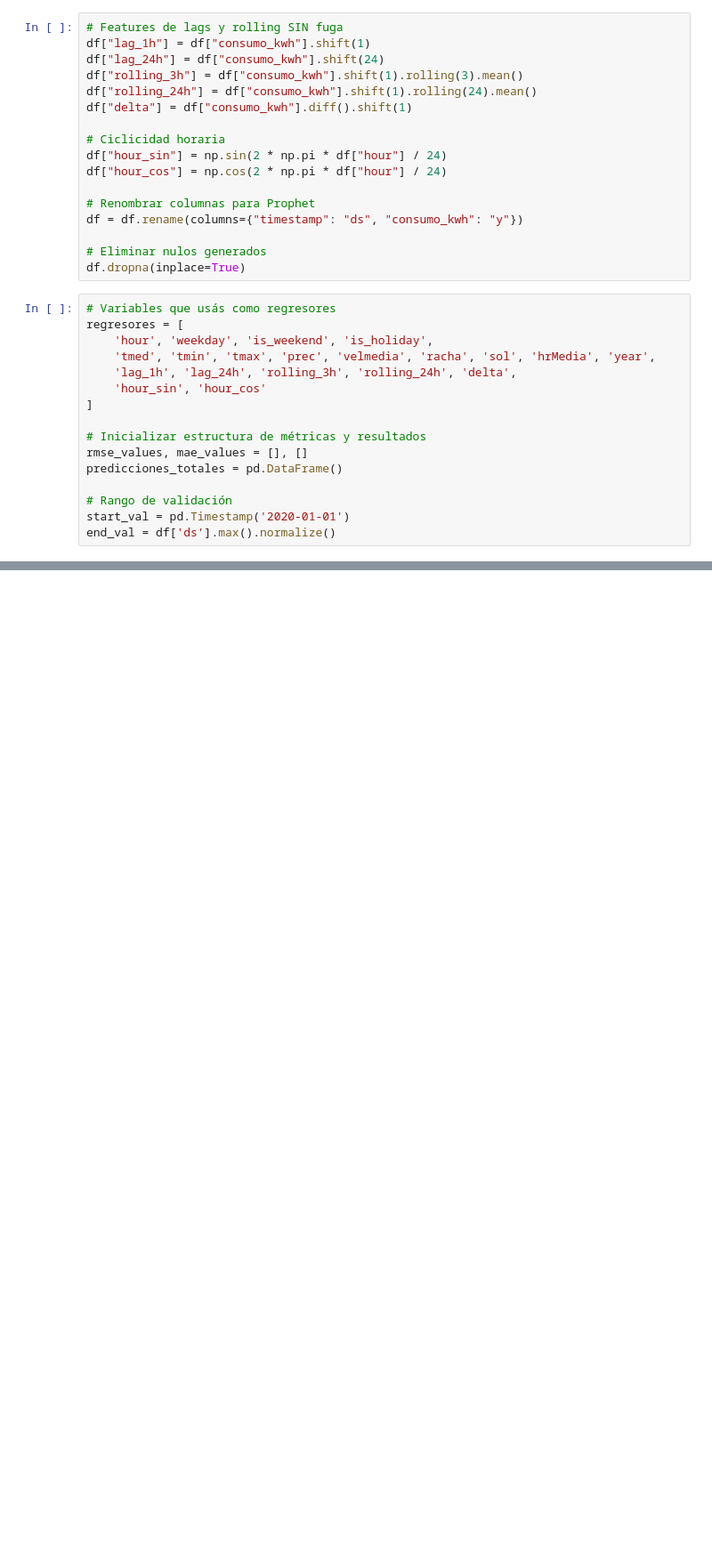
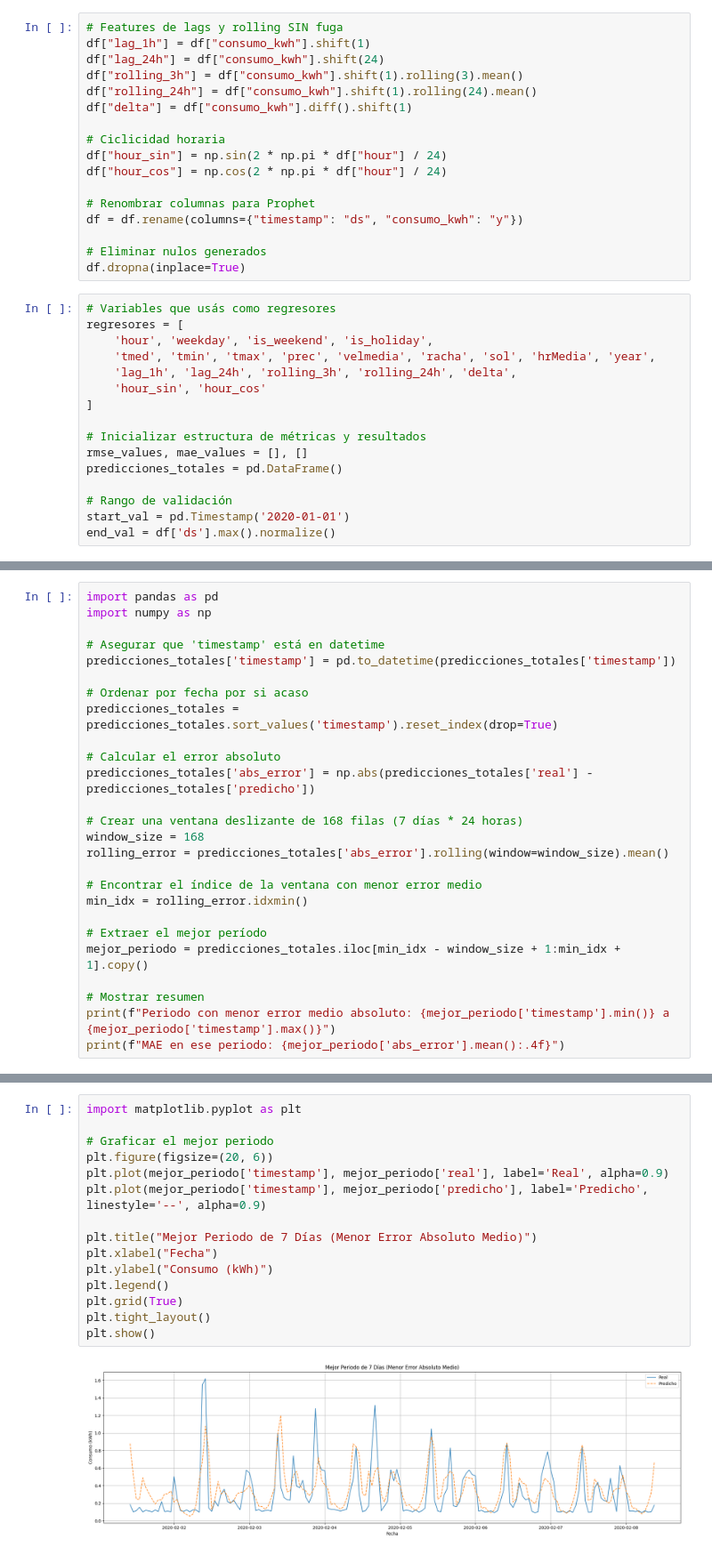
Before and after one commit to jortrux/Proyectos-SGBA1, a Jupyter notebook: src/modelos/predictivo_hogar/notebooks/modelo_individual_prophet.ipynb, the cells around one changed output, grey strips where cells are left out. Shown at 89% size. Cells and saved outputs as stored; diff of their text form; blank space fills up the shorter version.

```diff
--- a/src/modelos/predictivo_hogar/notebooks/modelo_individual_prophet.ipynb
+++ b/src/modelos/predictivo_hogar/notebooks/modelo_individual_prophet.ipynb
@@ -153,0 +171,26 @@ plt.show()
+# %%
+import pandas as pd
+import numpy as np
+
+# Asegurar que 'timestamp' está en datetime
+predicciones_totales['timestamp'] = pd.to_datetime(predicciones_totales['timestamp'])
+
+# Ordenar por fecha por si acaso
+predicciones_totales = predicciones_totales.sort_values('timestamp').reset_index(drop=True)
+
+# Calcular el error absoluto
+predicciones_totales['abs_error'] = np.abs(predicciones_totales['real'] - predicciones_totales['predicho'])
+
+# Crear una ventana deslizante de 168 filas (7 días * 24 horas)
+window_size = 168
+rolling_error = predicciones_totales['abs_error'].rolling(window=window_size).mean()
+
+# Encontrar el índice de la ventana con menor error medio
+min_idx = rolling_error.idxmin()
+
+# Extraer el mejor período
+mejor_periodo = predicciones_totales.iloc[min_idx - window_size + 1:min_idx + 1].copy()
+
+# Mostrar resumen
+print(f"Periodo con menor error medio absoluto: {mejor_periodo['timestamp'].min()} a {mejor_periodo['timestamp'].max()}")
+print(f"MAE en ese periodo: {mejor_periodo['abs_error'].mean():.4f}")
@@ -154,3 +200,20 @@ plt.show()
+# %%
+import matplotlib.pyplot as plt
+
+# Graficar el mejor periodo
+plt.figure(figsize=(20, 6))
+plt.plot(mejor_periodo['timestamp'], mejor_periodo['real'], label='Real', alpha=0.9)
+plt.plot(mejor_periodo['timestamp'], mejor_periodo['predicho'], label='Predicho', linestyle='--', alpha=0.9)
+
+plt.title("Mejor Periodo de 7 Días (Menor Error Absoluto Medio)")
+plt.xlabel("Fecha")
+plt.ylabel("Consumo (kWh)")
+plt.legend()
+plt.grid(True)
+plt.tight_layout()
+plt.show()
+# %% [output]
+[figure, added]
 # %%
 import mlflow
 import dagshub
```
Also changed, not shown: parts of 5 cells of this notebook, 1 other file.
